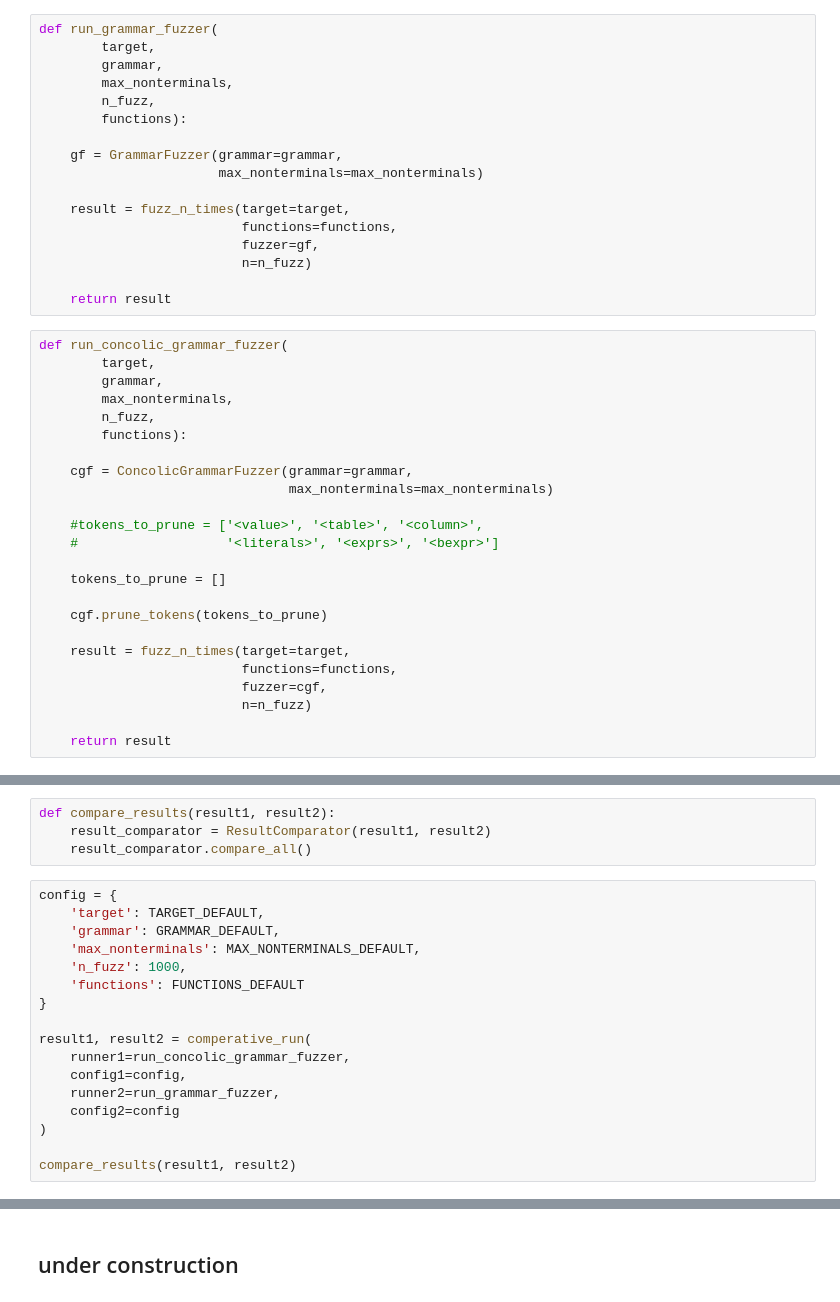
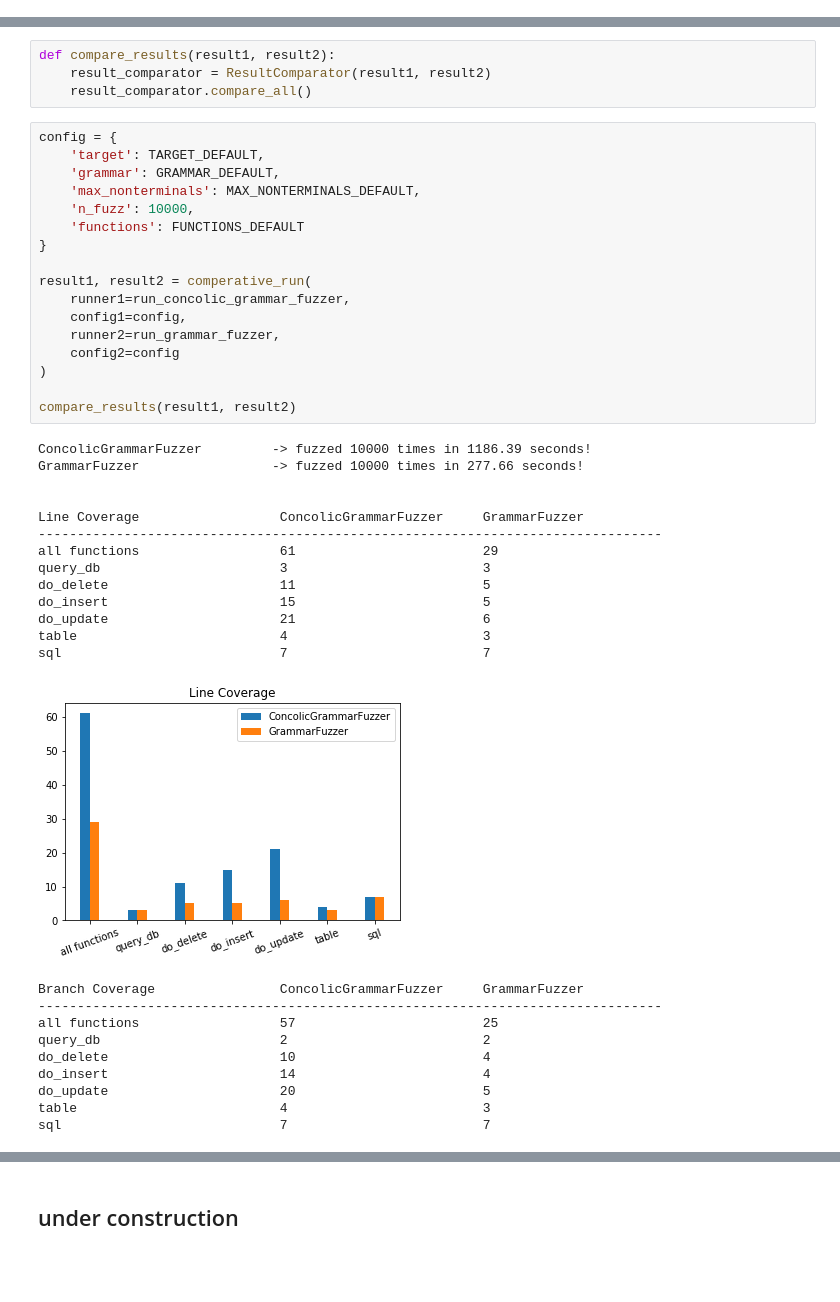
Before and after one commit to morellic/fuzzingbook, a Jupyter notebook: notebooks/Evaluation_ConcolicGrammarFuzzer.ipynb, the cells around one changed output, grey strips where cells are left out. Drawn from its saved outputs; the diff is of its cells as text; blank space fills up the shorter version.

```diff
--- a/notebooks/Evaluation_ConcolicGrammarFuzzer.ipynb
+++ b/notebooks/Evaluation_ConcolicGrammarFuzzer.ipynb
@@ -323,44 +473,3 @@ def fuzz_n_times(target, functions, fuzzer, n):
-# %%
-def run_grammar_fuzzer(
-        target,
-        grammar,
-        max_nonterminals,
-        n_fuzz,
-        functions):
-
-    gf = GrammarFuzzer(grammar=grammar,
-                       max_nonterminals=max_nonterminals)
-
-    result = fuzz_n_times(target=target,
-                          functions=functions,
-                          fuzzer=gf,
-                          n=n_fuzz)
-
-    return result
-# %%
-def run_concolic_grammar_fuzzer(
-        target,
-        grammar,
-        max_nonterminals,
-        n_fuzz,
-        functions):
-
-    cgf = ConcolicGrammarFuzzer(grammar=grammar,
-                                max_nonterminals=max_nonterminals)
-
-    #tokens_to_prune = ['<value>', '<table>', '<column>',
-    #                   '<literals>', '<exprs>', '<bexpr>']
-
-    tokens_to_prune = []
-
-    cgf.prune_tokens(tokens_to_prune)
-
-    result = fuzz_n_times(target=target,
-                          functions=functions,
-                          fuzzer=cgf,
-                          n=n_fuzz)
-
-    return result
 # %% [markdown]
 ## Fuzzing Configuration
 # %%
@@ -392,17 +501,41 @@ def compare_results(result1, result2):
 # %%
 config = {
     'target': TARGET_DEFAULT,
     'grammar': GRAMMAR_DEFAULT,
     'max_nonterminals': MAX_NONTERMINALS_DEFAULT,
-    'n_fuzz': 1000,
+    'n_fuzz': 10000,
     'functions': FUNCTIONS_DEFAULT
 }
 
 result1, result2 = comperative_run(
     runner1=run_concolic_grammar_fuzzer,
     config1=config,
     runner2=run_grammar_fuzzer,
     config2=config
 )
 
 compare_results(result1, result2)
+# %% [output]
+ConcolicGrammarFuzzer         -> fuzzed 10000 times in 1186.39 seconds!
+GrammarFuzzer                 -> fuzzed 10000 times in 277.66 seconds!
+
+
+Line Coverage                  ConcolicGrammarFuzzer     GrammarFuzzer
+--------------------------------------------------------------------------------
+all functions                  61                        29
+query_db                       3                         3
+do_delete                      11                        5
+do_insert                      15                        5
+do_update                      21                        6
+table                          4                         3
+sql                            7                         7
+[figure, added]
+Branch Coverage                ConcolicGrammarFuzzer     GrammarFuzzer
+--------------------------------------------------------------------------------
+all functions                  57                        25
+query_db                       2                         2
+do_delete                      10                        4
+do_insert                      14                        4
+do_update                      20                        5
+table                          4                         3
+sql                            7                         7
```
Also changed, not shown: parts of 33 cells of this notebook.
